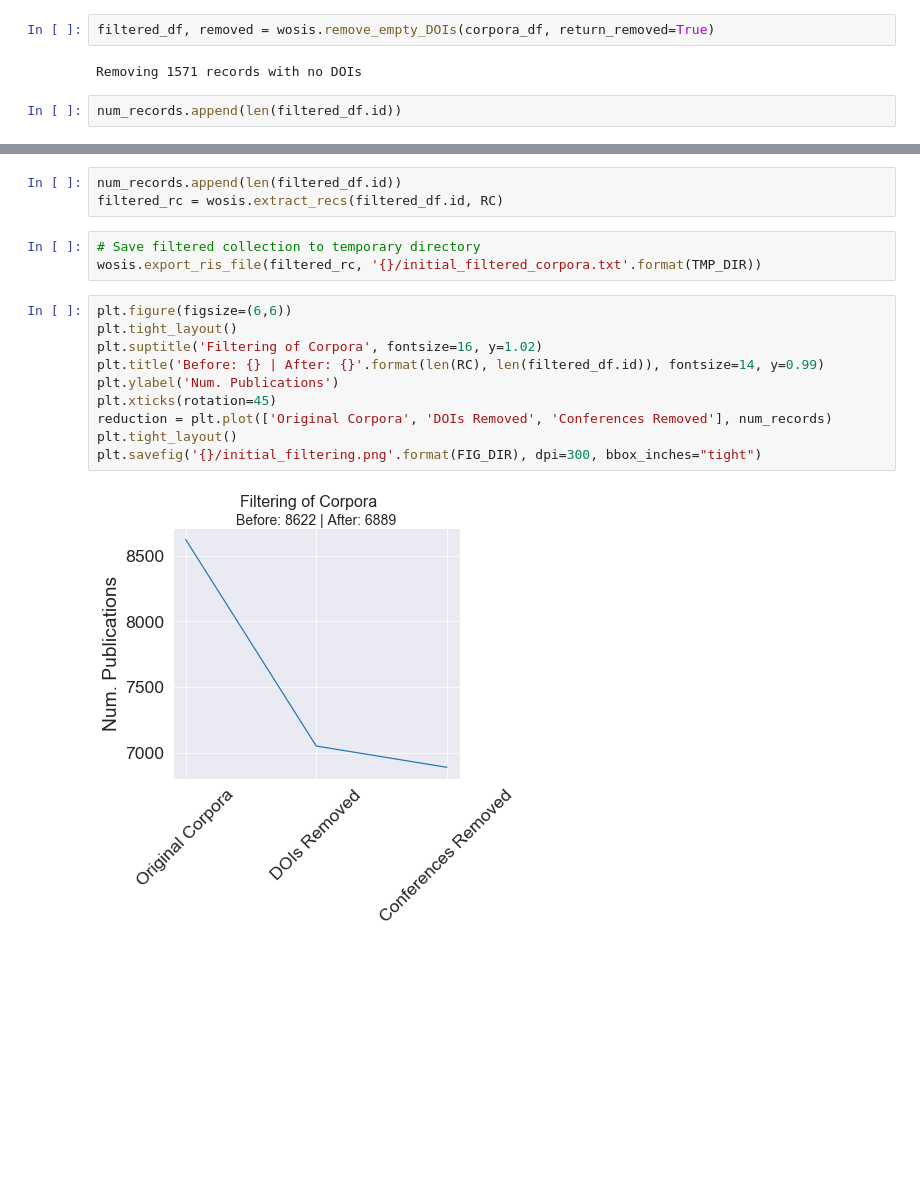
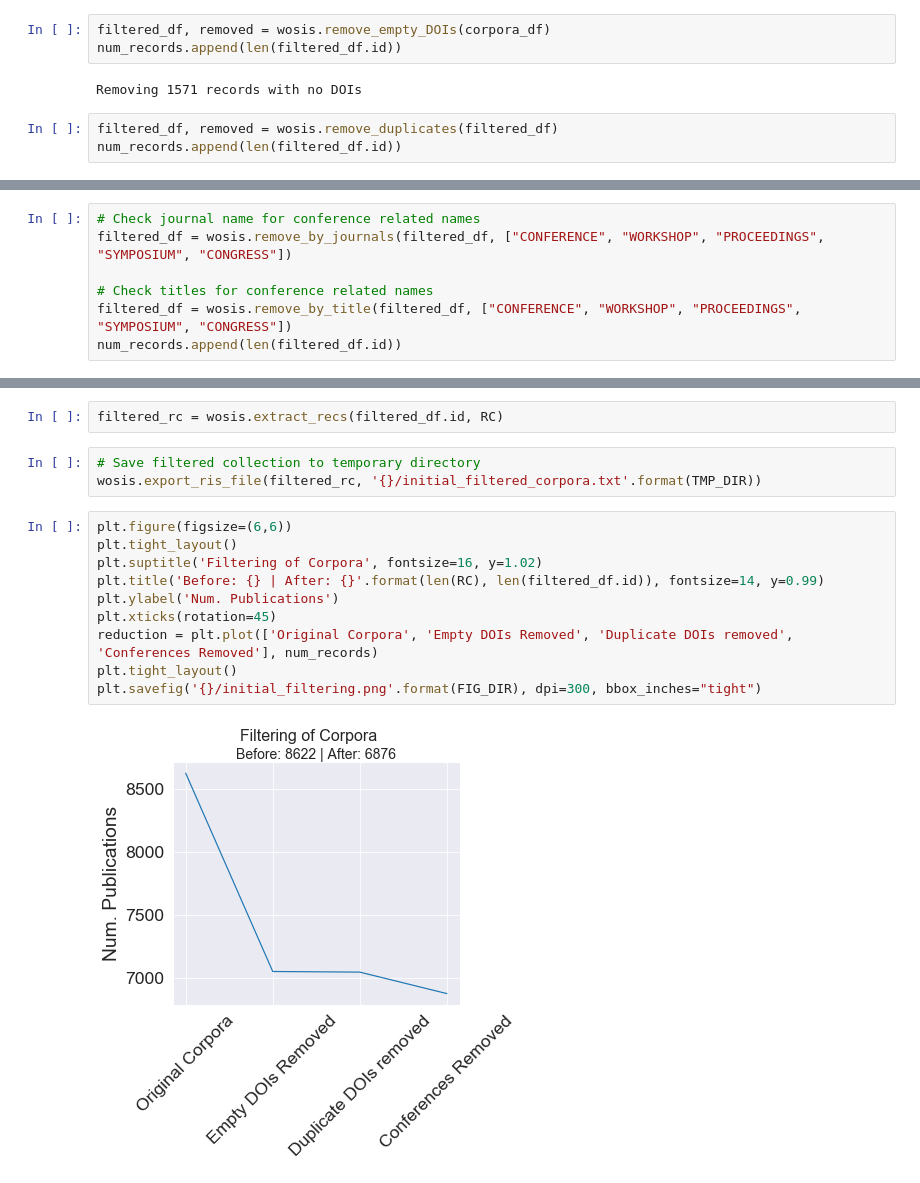
Before and after one commit to ConnectedSystems/sd-prac-bibanalysis, a Jupyter notebook: notebooks/2 Initial Filtering of Corpora.ipynb, the cells around one changed output, grey strips where cells are left out. Cells and saved outputs as stored; diff of their text form; blank space fills up the shorter version.

```diff
--- a/notebooks/2 Initial Filtering of Corpora.ipynb
+++ b/notebooks/2 Initial Filtering of Corpora.ipynb
@@ -12,8 +12,10 @@ num_records = []
 corpora_df = wosis.rc_to_df(RC)
 num_records.append(len(corpora_df.id))
 # %%
-filtered_df, removed = wosis.remove_empty_DOIs(corpora_df, return_removed=True)
+filtered_df, removed = wosis.remove_empty_DOIs(corpora_df)
+num_records.append(len(filtered_df.id))
 # %% [output]
 Removing 1571 records with no DOIs
 # %%
+filtered_df, removed = wosis.remove_duplicates(filtered_df)
 num_records.append(len(filtered_df.id))
@@ -28,0 +24,7 @@ CONGRESS: 1
+# %%
+# Check journal name for conference related names
+filtered_df = wosis.remove_by_journals(filtered_df, ["CONFERENCE", "WORKSHOP", "PROCEEDINGS", "SYMPOSIUM", "CONGRESS"])
+
+# Check titles for conference related names
+filtered_df = wosis.remove_by_title(filtered_df, ["CONFERENCE", "WORKSHOP", "PROCEEDINGS", "SYMPOSIUM", "CONGRESS"])
+num_records.append(len(filtered_df.id))
@@ -29,5 +42,4 @@ CONGRESS: 1
 # %%
-num_records.append(len(filtered_df.id))
 filtered_rc = wosis.extract_recs(filtered_df.id, RC)
 # %%
 # Save filtered collection to temporary directory
@@ -35,12 +47,12 @@ wosis.export_ris_file(filtered_rc, '{}/initial_filtered_corpora.txt'.format(TMP_
 # %%
 plt.figure(figsize=(6,6))
 plt.tight_layout()
 plt.suptitle('Filtering of Corpora', fontsize=16, y=1.02)
 plt.title('Before: {} | After: {}'.format(len(RC), len(filtered_df.id)), fontsize=14, y=0.99)
 plt.ylabel('Num. Publications')
 plt.xticks(rotation=45)
-reduction = plt.plot(['Original Corpora', 'DOIs Removed', 'Conferences Removed'], num_records)
+reduction = plt.plot(['Original Corpora', 'Empty DOIs Removed', 'Duplicate DOIs removed', 'Conferences Removed'], num_records)
 plt.tight_layout()
 plt.savefig('{}/initial_filtering.png'.format(FIG_DIR), dpi=300, bbox_inches="tight")
 # %% [output]
-[figure, old version]
+[figure, new version]
```
Also changed, not shown: parts of 3 cells of this notebook, 8 other files.
